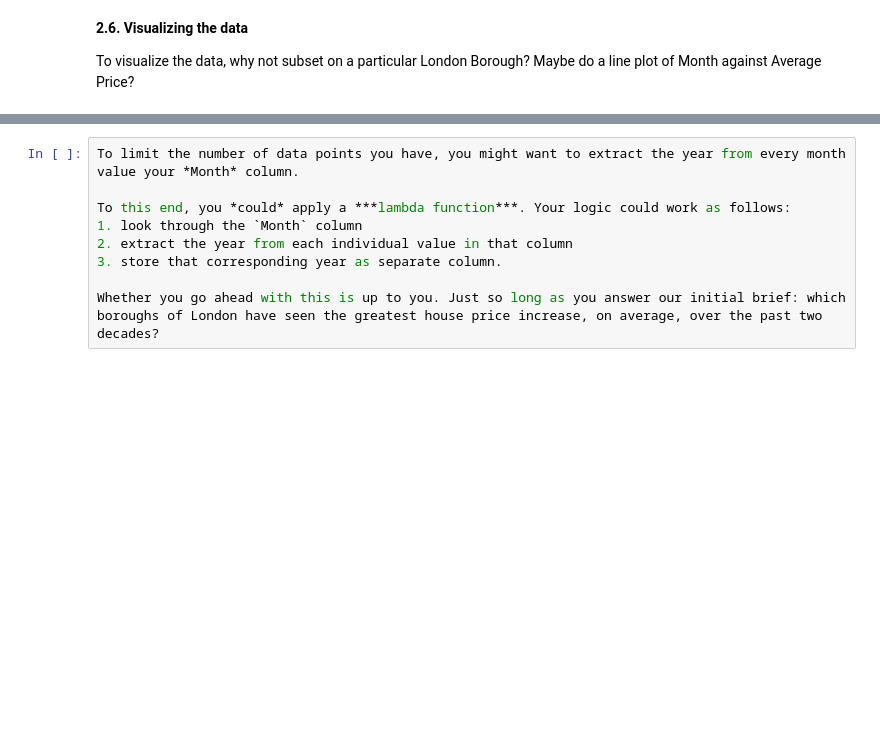
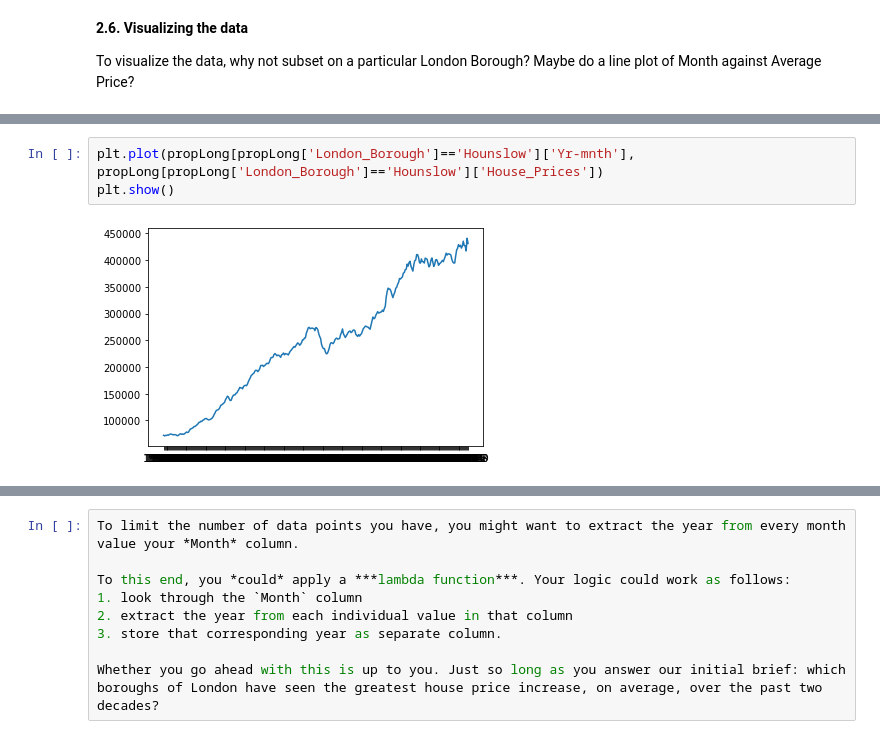
Before and after one commit to randrmoel/datasciProj1, a Jupyter notebook: London Housing Case Study - Tier 3.ipynb, the cells around one changed output, grey strips where cells are left out. Saved outputs shown, nothing was run; the diff lists cells and outputs as text; blank space fills up the shorter version.

```diff
--- a/London Housing Case Study - Tier 3.ipynb
+++ b/London Housing Case Study - Tier 3.ipynb
@@ -198,0 +206,5 @@ plt.show()
+# %%
+plt.plot(propLong[propLong['London_Borough']=='Hounslow']['Yr-mnth'], propLong[propLong['London_Borough']=='Hounslow']['House_Prices'])
+plt.show()
+# %% [output]
+[figure, added]
```
Also changed, not shown: parts of 7 cells of this notebook.
